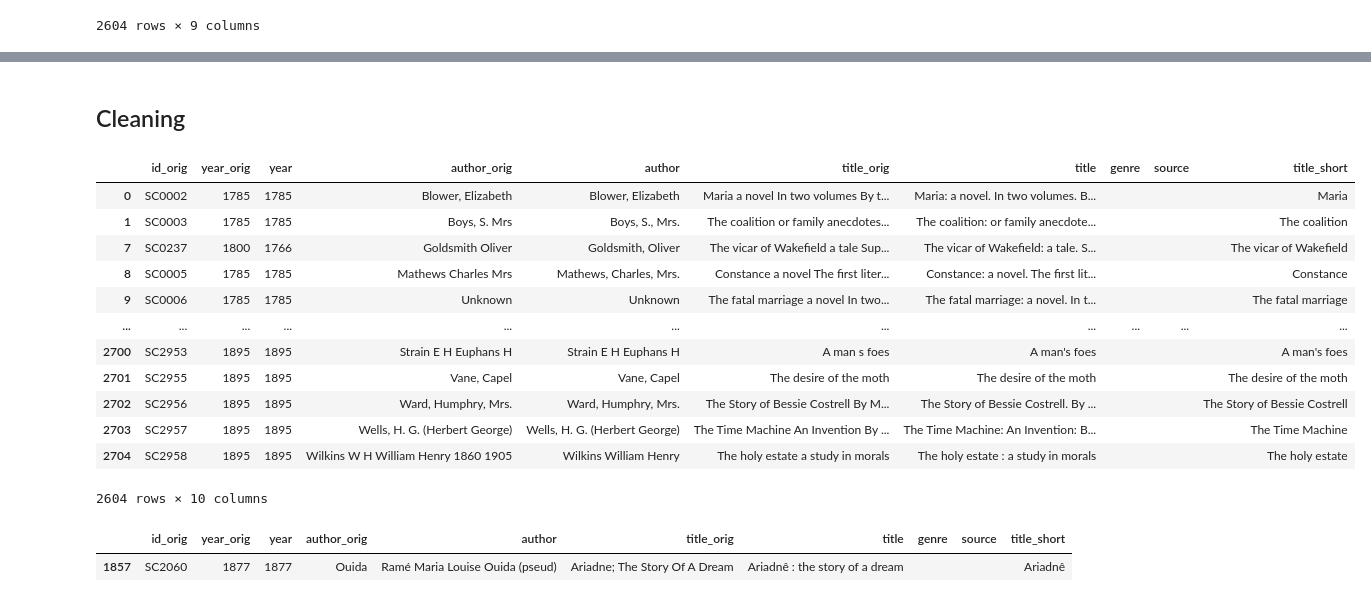
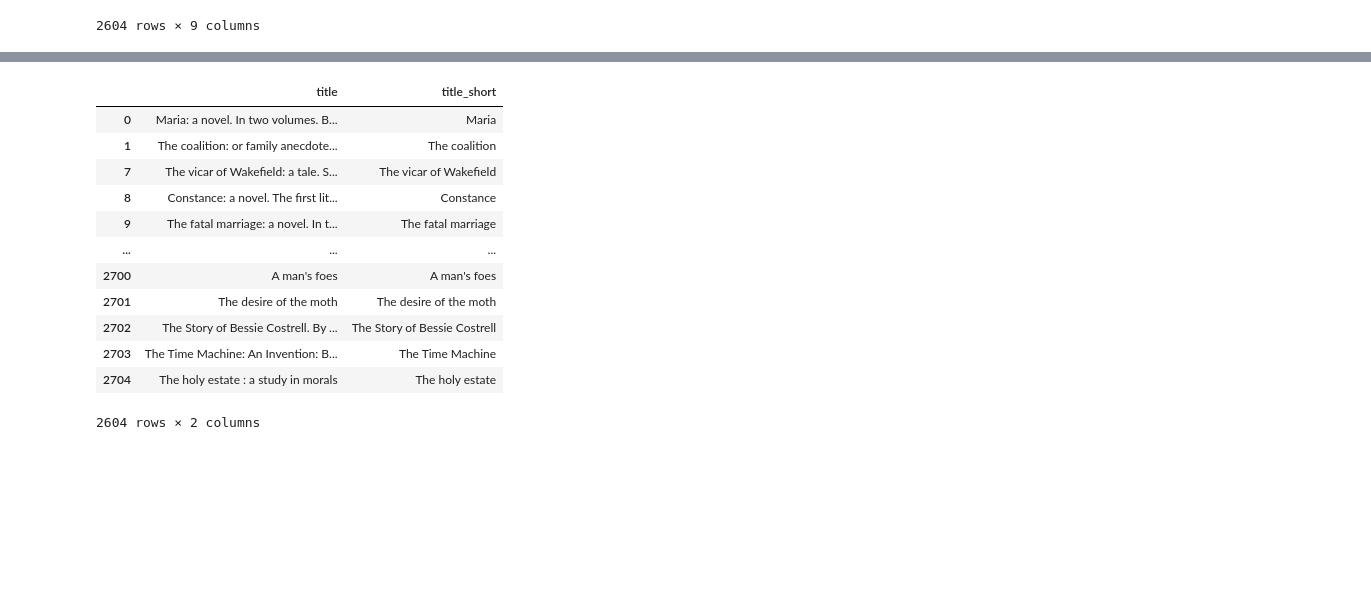
Before and after one commit to quadrismegistus/semanticcohort, a Jupyter notebook: Deduping and Matching Titles.ipynb, the cells around one changed output, grey strips where cells are left out. Cells and saved outputs as stored; diff of their text form; code cells hidden in the pictures; blank space fills up the shorter version.

Commit message:
finished first attempt at remastering data

```diff
--- a/Deduping and Matching Titles.ipynb
+++ b/Deduping and Matching Titles.ipynb
@@ -32,9 +54,2 @@ sc.metadata[['title','year','author']]
-# %%
-ia = lltk.load('InternetArchive')
-# ia.metadata[['title','year','author']]
-# ia.path_metadata
-# %%
-ch=lltk.load('Chadwyck')
-# ch.metadata[['year','author','title']]
 # %%
 ll=lltk.load('LitLab')
@@ -322,5 +316,3 @@ dtype: int64
-# %% [markdown]
-## Cleaning
 # %%
 def shorten_title(
         title,
@@ -337,23 +329,18 @@ newdf['author']=newdf['author'].apply(fix)
 newdf['source']=newdf['source'].apply(fix)
 # %%
 newdf['title_short']=newdf.title.apply(shorten_title)
-newdf
+newdf[['title','title_short']]
 # %% [output]
-|  | id_orig | year_orig | year | author_orig | author | title_orig | title | genre | source | title_short |
-| 0 | SC0002 | 1785 | 1785 | Blower, Elizabeth | Blower, Elizabeth | Maria a novel In two volumes By t... | Maria: a novel. In two volumes. B... |  |  | Maria |
-| 1 | SC0003 | 1785 | 1785 | Boys, S. Mrs | Boys, S., Mrs. | The coalition or family anecdotes... | The coalition: or family anecdote... |  |  | The coalition |
-| 7 | SC0237 | 1800 | 1766 | Goldsmith Oliver | Goldsmith, Oliver | The vicar of Wakefield a tale Sup... | The vicar of Wakefield: a tale. S... |  |  | The vicar of Wakefield |
-| 8 | SC0005 | 1785 | 1785 | Mathews Charles Mrs | Mathews, Charles, Mrs. | Constance a novel The first liter... | Constance: a novel. The first lit... |  |  | Constance |
-| 9 | SC0006 | 1785 | 1785 | Unknown | Unknown | The fatal marriage a novel In two... | The fatal marriage: a novel. In t... |  |  | The fatal marriage |
-| ... | ... | ... | ... | ... | ... | ... | ... | ... | ... | ... |
-| 2700 | SC2953 | 1895 | 1895 | Strain E H Euphans H | Strain E H Euphans H | A man s foes | A man's foes |  |  | A man's foes |
-| 2701 | SC2955 | 1895 | 1895 | Vane, Capel | Vane, Capel | The desire of the moth | The desire of the moth |  |  | The desire of the moth |
-| 2702 | SC2956 | 1895 | 1895 | Ward, Humphry, Mrs. | Ward, Humphry, Mrs. | The Story of Bessie Costrell By M... | The Story of Bessie Costrell. By ... |  |  | The Story of Bessie Costrell |
-| 2703 | SC2957 | 1895 | 1895 | Wells, H. G. (Herbert George) | Wells, H. G. (Herbert George) | The Time Machine An Invention By ... | The Time Machine: An Invention: B... |  |  | The Time Machine |
-| 2704 | SC2958 | 1895 | 1895 | Wilkins W H William Henry 1860 1905 | Wilkins William Henry | The holy estate a study in morals | The holy estate : a study in morals |  |  | The holy estate |
+|  | title | title_short |
+| 0 | Maria: a novel. In two volumes. B... | Maria |
+| 1 | The coalition: or family anecdote... | The coalition |
+| 7 | The vicar of Wakefield: a tale. S... | The vicar of Wakefield |
+| 8 | Constance: a novel. The first lit... | Constance |
+| 9 | The fatal marriage: a novel. In t... | The fatal marriage |
+| ... | ... | ... |
+| 2700 | A man's foes | A man's foes |
+| 2701 | The desire of the moth | The desire of the moth |
+| 2702 | The Story of Bessie Costrell. By ... | The Story of Bessie Costrell |
+| 2703 | The Time Machine: An Invention: B... | The Time Machine |
+| 2704 | The holy estate : a study in morals | The holy estate |
-2604 rows × 10 columns
+2604 rows × 2 columns
-# %%
-newdf[newdf.title.str.startswith('Ariad')]
-# %% [output]
-|  | id_orig | year_orig | year | author_orig | author | title_orig | title | genre | source | title_short |
-| 1857 | SC2060 | 1877 | 1877 | Ouida | Ramé Maria Louise Ouida (pseud) | Ariadne; The Story Of A Dream | Ariadnê : the story of a dream |  |  | Ariadnê |
```
Also changed, not shown: parts of 22 cells of this notebook.
